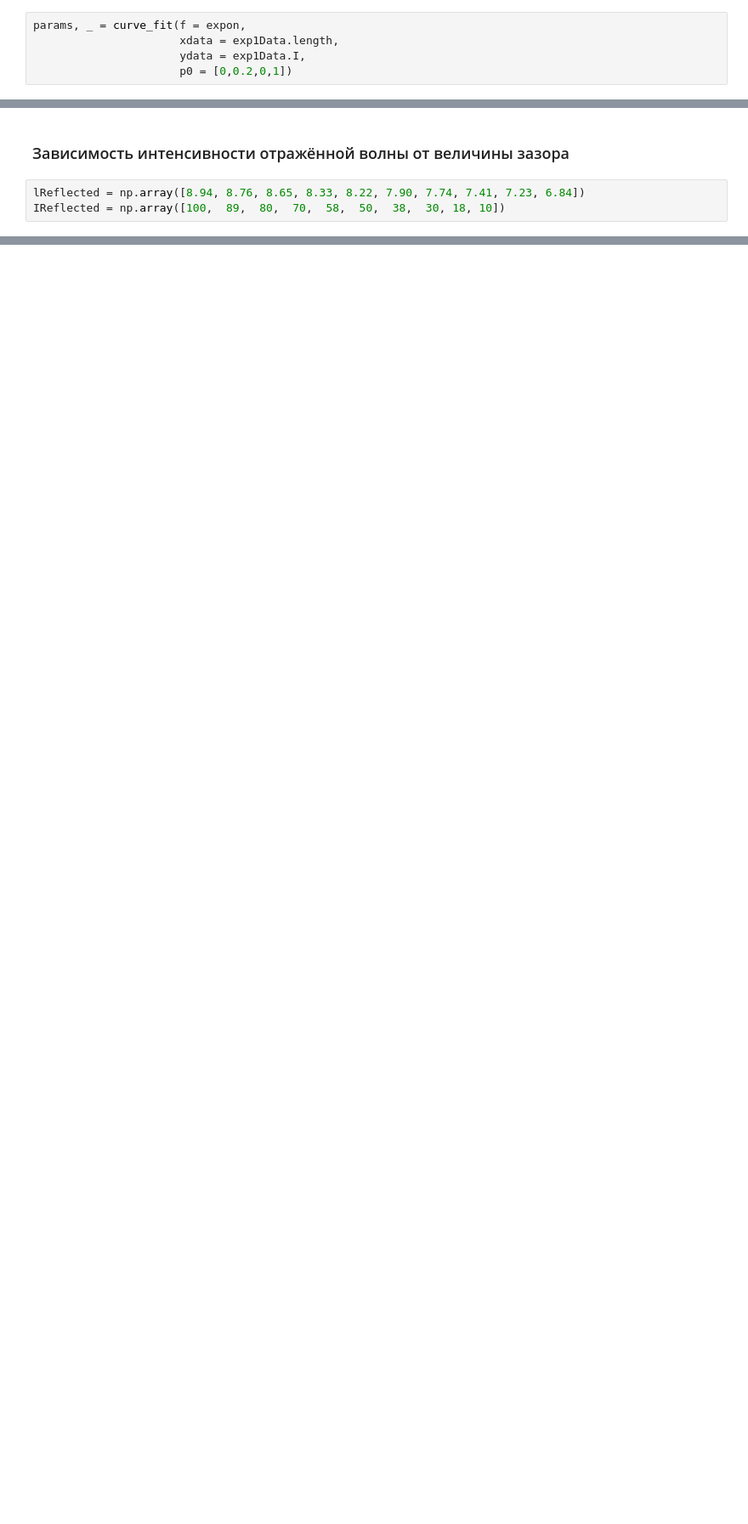
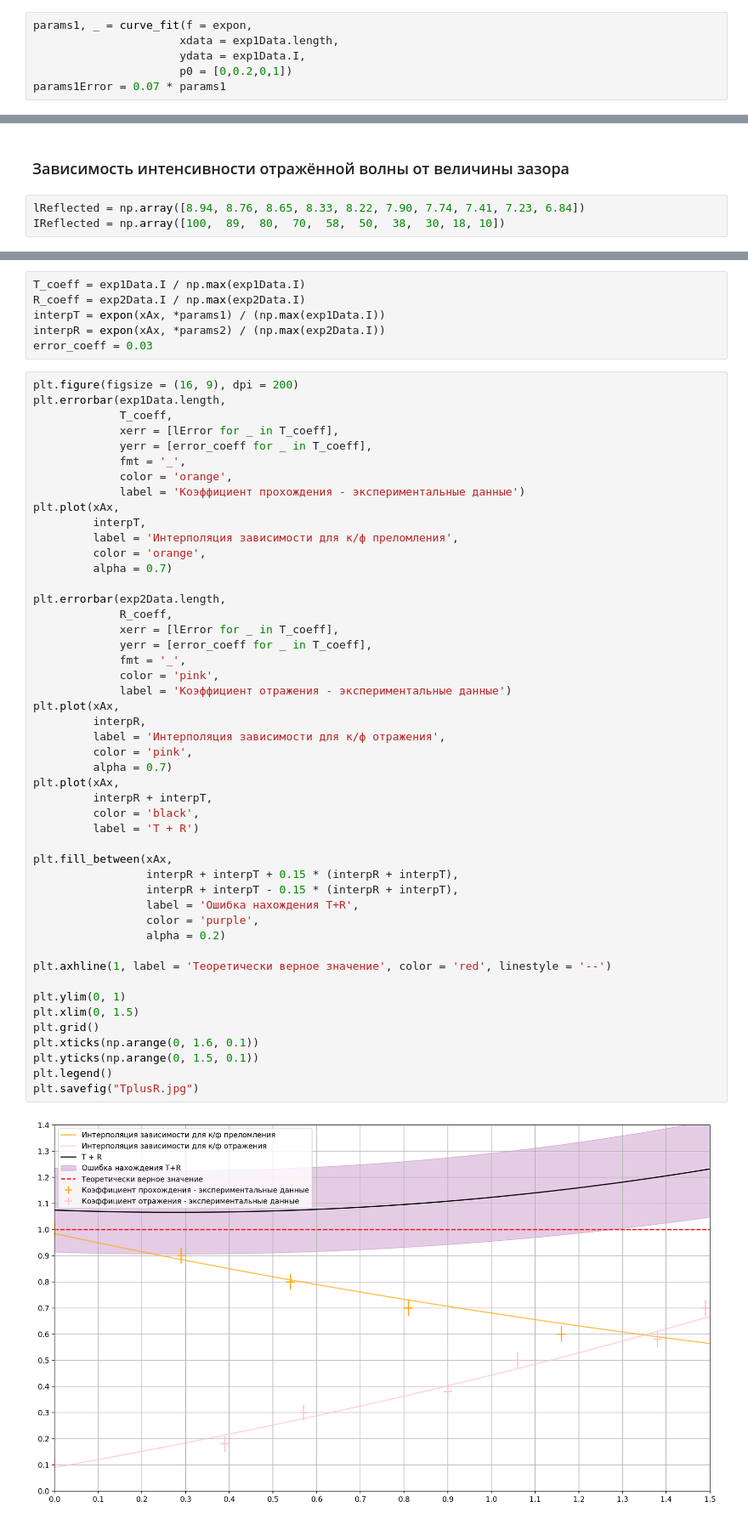
Before and after one commit to ShmakovVladimir/Labs, a Jupyter notebook: Оптика/Туннелирование/main.ipynb, the cells around one changed output, grey strips where cells are left out. Shown: that part at 85% size. Cells and saved outputs as stored; diff of their text form; blank space fills up the shorter version.

```diff
--- a/Оптика/Туннелирование/main.ipynb
+++ b/Оптика/Туннелирование/main.ipynb
@@ -22,10 +24,11 @@ lError, IError = 0.05, 2
 def expon(x: np.ndarray, bias, lamb, bias2, lamb2):
     return lamb2 * np.exp(x * lamb + bias2) + bias
 # %%
-params, _ = curve_fit(f = expon,
+params1, _ = curve_fit(f = expon,
                       xdata = exp1Data.length,
                       ydata = exp1Data.I,
                       p0 = [0,0.2,0,1])
+params1Error = 0.07 * params1
 # %%
 xAx = np.linspace(np.min(exp1Data.length) - 0.1, np.max(exp1Data.length) + 0.1, 1000)
 
@@ -111,0 +128,56 @@ plt.xlim(0,3)
+# %%
+T_coeff = exp1Data.I / np.max(exp1Data.I)
+R_coeff = exp2Data.I / np.max(exp2Data.I)
+interpT = expon(xAx, *params1) / (np.max(exp1Data.I))
+interpR = expon(xAx, *params2) / (np.max(exp2Data.I))
+error_coeff = 0.03
+# %%
+plt.figure(figsize = (16, 9), dpi = 200)
+plt.errorbar(exp1Data.length,
+             T_coeff,
+             xerr = [lError for _ in T_coeff],
+             yerr = [error_coeff for _ in T_coeff],
+             fmt = '_',
+             color = 'orange',
+             label = 'Коэффициент прохождения - экспериментальные данные')
+plt.plot(xAx,
+         interpT,
+         label = 'Интерполяция зависимости для к/ф преломления',
+         color = 'orange',
+         alpha = 0.7)
+
+plt.errorbar(exp2Data.length,
+             R_coeff,
+             xerr = [lError for _ in T_coeff],
+             yerr = [error_coeff for _ in T_coeff],
+             fmt = '_',
+             color = 'pink',
+             label = 'Коэффициент отражения - экспериментальные данные')
+plt.plot(xAx,
+         interpR,
+         label = 'Интерполяция зависимости для к/ф отражения',
+         color = 'pink',
+         alpha = 0.7)
+plt.plot(xAx,
+         interpR + interpT,
+         color = 'black',
+         label = 'T + R')
+
+plt.fill_between(xAx,
+                 interpR + interpT + 0.15 * (interpR + interpT),
+                 interpR + interpT - 0.15 * (interpR + interpT),
+                 label = 'Ошибка нахождения T+R',
+                 color = 'purple',
+                 alpha = 0.2)
+
+plt.axhline(1, label = 'Теоретически верное значение', color = 'red', linestyle = '--')
+
+plt.ylim(0, 1)
+plt.xlim(0, 1.5)
+plt.grid()
+plt.xticks(np.arange(0, 1.6, 0.1))
+plt.yticks(np.arange(0, 1.5, 0.1))
+plt.legend()
+plt.savefig("TplusR.jpg")
+# %% [output]
+[figure, added]
```
Also changed, not shown: parts of 17 cells of this notebook, 20 other files.
